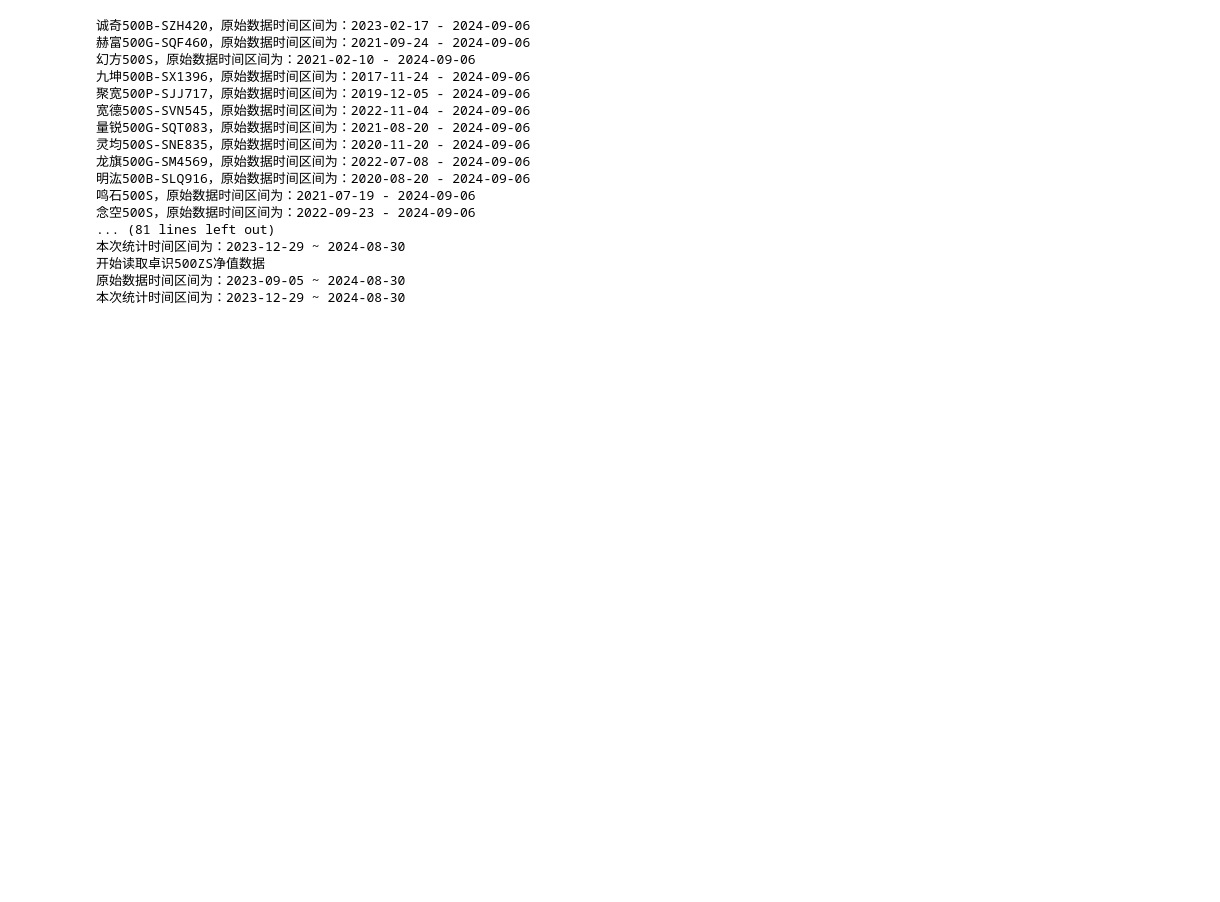
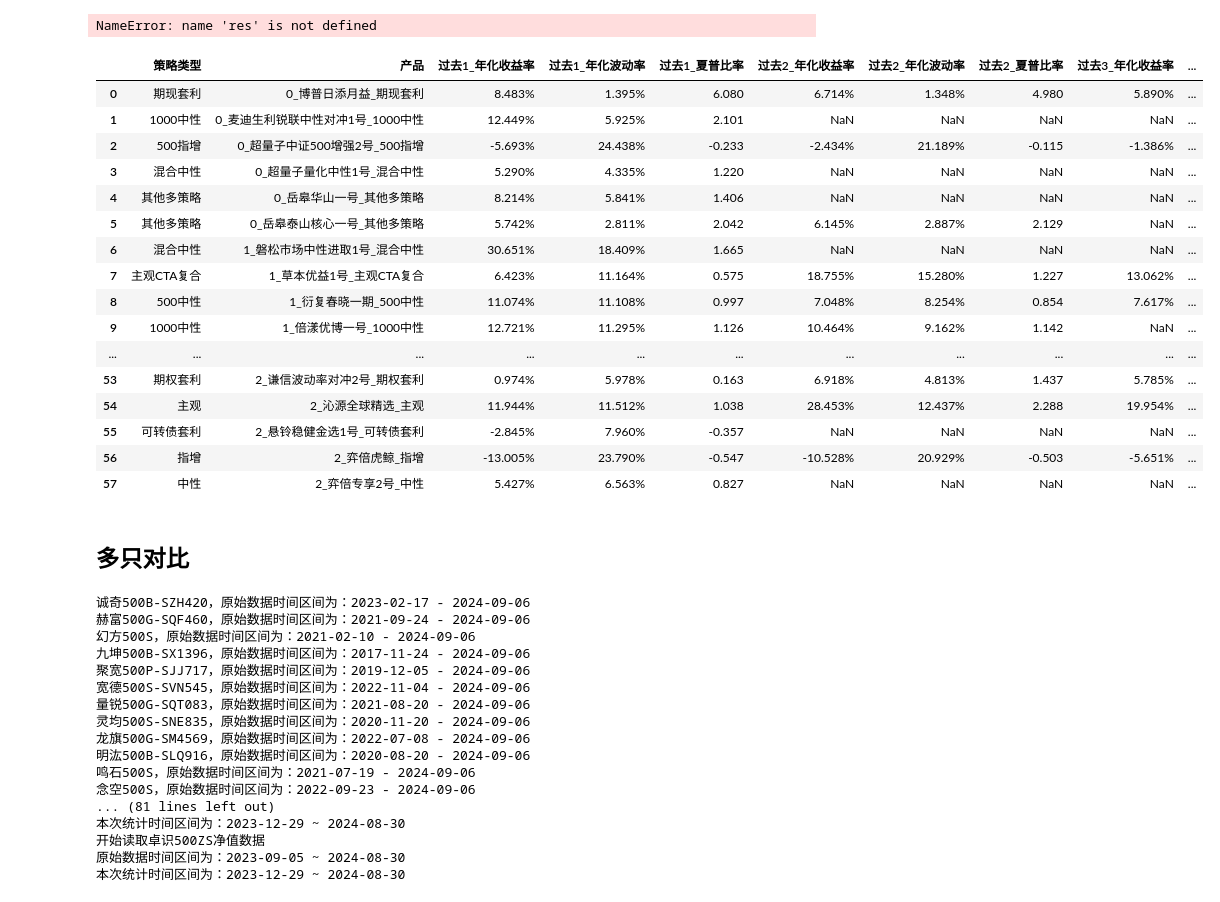
Before and after one commit to Euclid-Jie/nav_analysis, a Jupyter notebook: nav_analysis.ipynb, the cells around one changed output. Cells and saved outputs as stored; diff of their text form; code cells hidden in the pictures; blank space fills up the shorter version.

```diff
--- a/nav_analysis.ipynb
+++ b/nav_analysis.ipynb
@@ -32,0 +137,40 @@ demo.plot()
+# %%
+year = 3
+data_i = out[out["backword months"] == "36M"]
+data_i = data_i.drop("backword months", axis=1)
+data_i = data_i.rename(
+    {
+        "年化收益率": f"过去{year}_年化收益率",
+        "年化波动率": f"过去{year}_年化波动率",
+        "夏普比率": f"过去{year}_夏普比率",
+    },
+    axis=1,
+)
+# %%
+data_3 = data_i.copy()
+# %%
+res = data_1.merge(data_2, on=["策略类型", "产品"], how="left")
+# %%
+res = res.merge(data_3, on=["策略类型", "产品"], how="left")
+# %% [output]
+NameError: name 'res' is not defined
+# %%
+res
+# %% [output]
+|  | 策略类型 | 产品 | 过去1_年化收益率 | 过去1_年化波动率 | 过去1_夏普比率 | 过去2_年化收益率 | 过去2_年化波动率 | 过去2_夏普比率 | 过去3_年化收益率 | ... |
+| 0 | 期现套利 | 0_博普日添月益_期现套利 | 8.483% | 1.395% | 6.080 | 6.714% | 1.348% | 4.980 | 5.890% | ... |
+| 1 | 1000中性 | 0_麦迪生利锐联中性对冲1号_1000中性 | 12.449% | 5.925% | 2.101 | NaN | NaN | NaN | NaN | ... |
+| 2 | 500指增 | 0_超量子中证500增强2号_500指增 | -5.693% | 24.438% | -0.233 | -2.434% | 21.189% | -0.115 | -1.386% | ... |
+| 3 | 混合中性 | 0_超量子量化中性1号_混合中性 | 5.290% | 4.335% | 1.220 | NaN | NaN | NaN | NaN | ... |
+| 4 | 其他多策略 | 0_岳皋华山一号_其他多策略 | 8.214% | 5.841% | 1.406 | NaN | NaN | NaN | NaN | ... |
+| 5 | 其他多策略 | 0_岳皋泰山核心一号_其他多策略 | 5.742% | 2.811% | 2.042 | 6.145% | 2.887% | 2.129 | NaN | ... |
+| 6 | 混合中性 | 1_磐松市场中性进取1号_混合中性 | 30.651% | 18.409% | 1.665 | NaN | NaN | NaN | NaN | ... |
+| 7 | 主观CTA复合 | 1_草本优益1号_主观CTA复合 | 6.423% | 11.164% | 0.575 | 18.755% | 15.280% | 1.227 | 13.062% | ... |
+| 8 | 500中性 | 1_衍复春晓一期_500中性 | 11.074% | 11.108% | 0.997 | 7.048% | 8.254% | 0.854 | 7.617% | ... |
+| 9 | 1000中性 | 1_倍漾优博一号_1000中性 | 12.721% | 11.295% | 1.126 | 10.464% | 9.162% | 1.142 | NaN | ... |
+| ... | ... | ... | ... | ... | ... | ... | ... | ... | ... | ... |
+| 53 | 期权套利 | 2_谦信波动率对冲2号_期权套利 | 0.974% | 5.978% | 0.163 | 6.918% | 4.813% | 1.437 | 5.785% | ... |
+| 54 | 主观 | 2_沁源全球精选_主观 | 11.944% | 11.512% | 1.038 | 28.453% | 12.437% | 2.288 | 19.954% | ... |
+| 55 | 可转债套利 | 2_悬铃稳健金选1号_可转债套利 | -2.845% | 7.960% | -0.357 | NaN | NaN | NaN | NaN | ... |
+| 56 | 指增 | 2_弈倍虎鲸_指增 | -13.005% | 23.790% | -0.547 | -10.528% | 20.929% | -0.503 | -5.651% | ... |
+| 57 | 中性 | 2_弈倍专享2号_中性 | 5.427% | 6.563% | 0.827 | NaN | NaN | NaN | NaN | ... |
@@ -33,3 +187,5 @@ demo.plot()
+# %% [markdown]
+## 多只对比
 # %%
 from compare_nav_analysis import NavAnalysisConfig, CompareNavAnalysis
 from pathlib import Path
```
Also changed, not shown: parts of 13 cells of this notebook, 14 other files.
